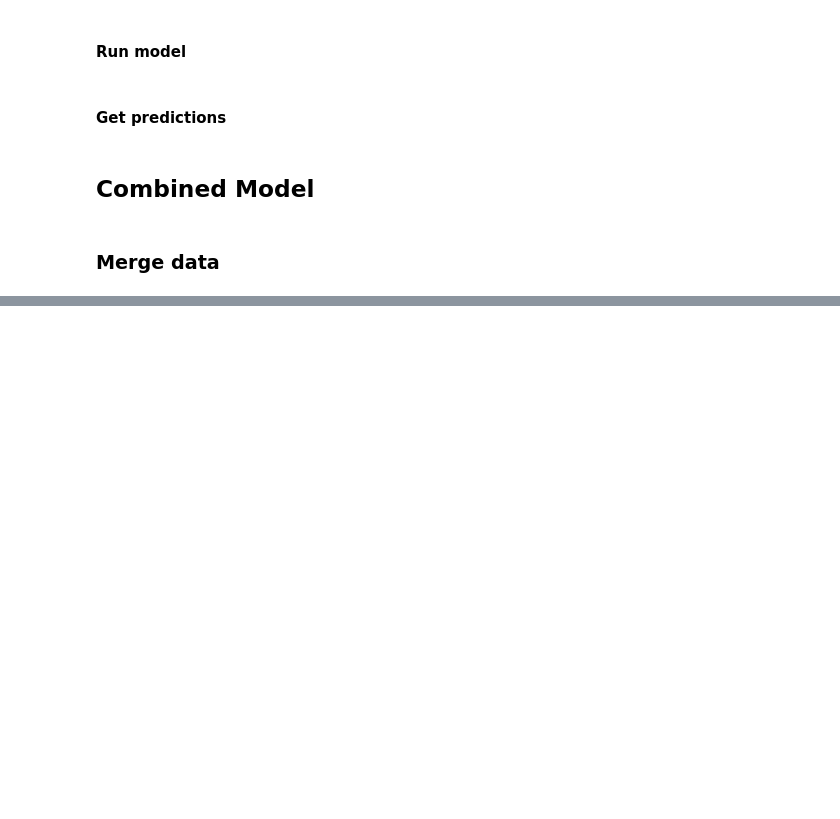
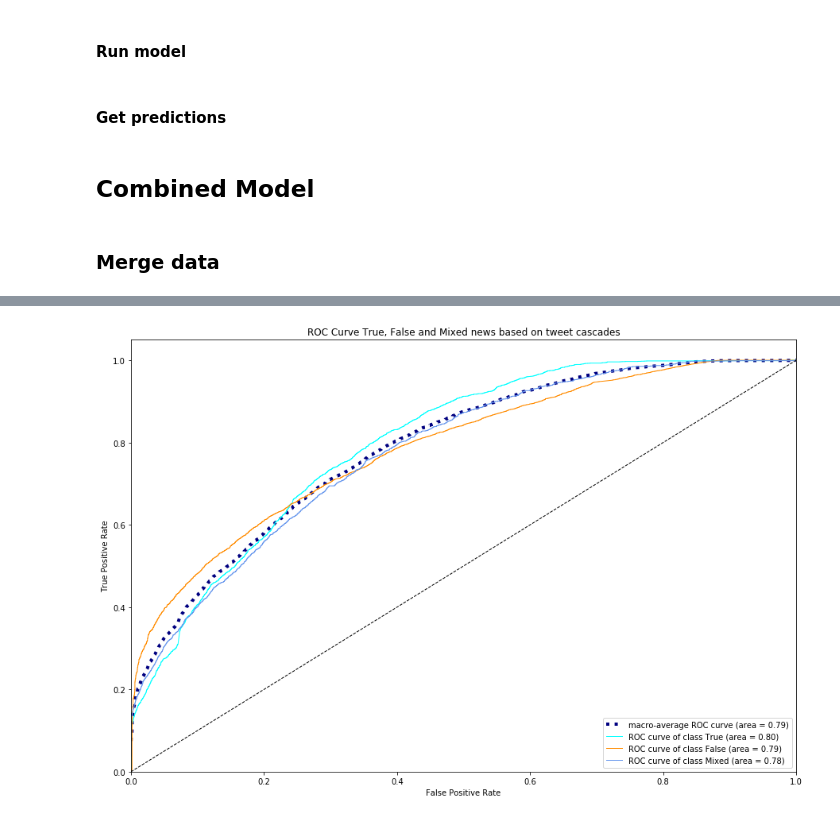
Before and after one commit to gittinic/mlp_final_proj_fake_news, a Jupyter notebook: main.ipynb, the cells around one changed output, grey strips where cells are left out. Saved outputs shown, nothing was run; the diff lists cells and outputs as text; code cells hidden in the pictures; blank space fills up the shorter version.

Commit message:
final model

```diff
--- a/main.ipynb
+++ b/main.ipynb
@@ -480,0 +507,16 @@ print(df)
+# %%
+# Change datastructue df -> matrix (already done for categorical)
+X_train_con  = X_train_con.as_matrix()
+X_test_con = X_test_con.as_matrix()
+Y_train = Y_train.as_matrix()
+Y_test = Y_test.as_matrix()
+# %%
+# Convert lists in Y to arrays
+def lists_in_array_to_arrays(narray):
+    matrix = np.array([np.asarray(narray[0][0])])
+    for lst in narray[1:]:
+        matrix = np.concatenate((matrix, [np.asarray(lst[0])]), axis=0)
+    return matrix
+
+Y_train = lists_in_array_to_arrays(Y_train)
+Y_test = lists_in_array_to_arrays(Y_test)
@@ -480,0 +565,63 @@ print(df)
+# %%
+# Prediction
+ypred_con = model_total.predict([X_train_cat,X_train_con],batch_size = 42)
+# %%
+# Compute ROC curve and ROC area for each class
+fpr = dict()
+tpr = dict()
+roc_auc = dict()
+for i in range(3):
+    fpr[i], tpr[i], _ = roc_curve(Y_train[:, i], ypred_con[:,i])
+    roc_auc[i] = auc(fpr[i], tpr[i])
+
+# Compute micro-average ROC curve and ROC area
+fpr["micro"], tpr["micro"], _ = roc_curve(Y_train.ravel(), ypred_con.ravel())
+roc_auc["micro"] = auc(fpr["micro"], tpr["micro"])
+
+# Compute macro-average ROC curve and ROC area
+n_classes = 3
+# First aggregate all false positive rates
+all_fpr = np.unique(np.concatenate([fpr[i] for i in range(n_classes)]))
+
+# Then interpolate all ROC curves at this points
+mean_tpr = np.zeros_like(all_fpr)
+for i in range(n_classes):
+    mean_tpr += interp(all_fpr, fpr[i], tpr[i])
+
+# Finally average it and compute AUC
+mean_tpr /= n_classes
+
+fpr["macro"] = all_fpr
+tpr["macro"] = mean_tpr
+roc_auc["macro"] = auc(fpr["macro"], tpr["macro"])
+
+# Plot parameters
+lw = 1
+
+# Plot all ROC curves
+plt.figure(figsize=(15,10))
+plt.plot(fpr["macro"], tpr["macro"],
+         label='macro-average ROC curve (area = {0:0.2f})'
+               ''.format(roc_auc["macro"]),
+         color='navy', linestyle=':', linewidth=4)
+
+plt.plot(fpr[2], tpr[2], color = 'aqua', lw=lw,
+            label='ROC curve of class True (area = {1:0.2f})'
+             ''.format(2, roc_auc[2]))
+plt.plot(fpr[0], tpr[0], color= 'darkorange', lw=lw,
+            label='ROC curve of class False (area = {1:0.2f})'
+             ''.format(0, roc_auc[0]))
+plt.plot(fpr[1], tpr[1], color= 'cornflowerblue', lw=lw,
+            label='ROC curve of class Mixed (area = {1:0.2f})' #check whether coding is correct
+             ''.format(1, roc_auc[1]))
+
+plt.plot([0, 1], [0, 1], 'k--', lw=lw)
+plt.xlim([0.0, 1.0])
+plt.ylim([0.0, 1.05])
+plt.xlabel('False Positive Rate')
+plt.ylabel('True Positive Rate')
+plt.title('ROC Curve True, False and Mixed news based on tweet cascades')
+plt.legend(loc="lower right")
+plt.show()
+# %% [output]
+[figure, added]
```
Also changed, not shown: parts of 22 cells of this notebook.
